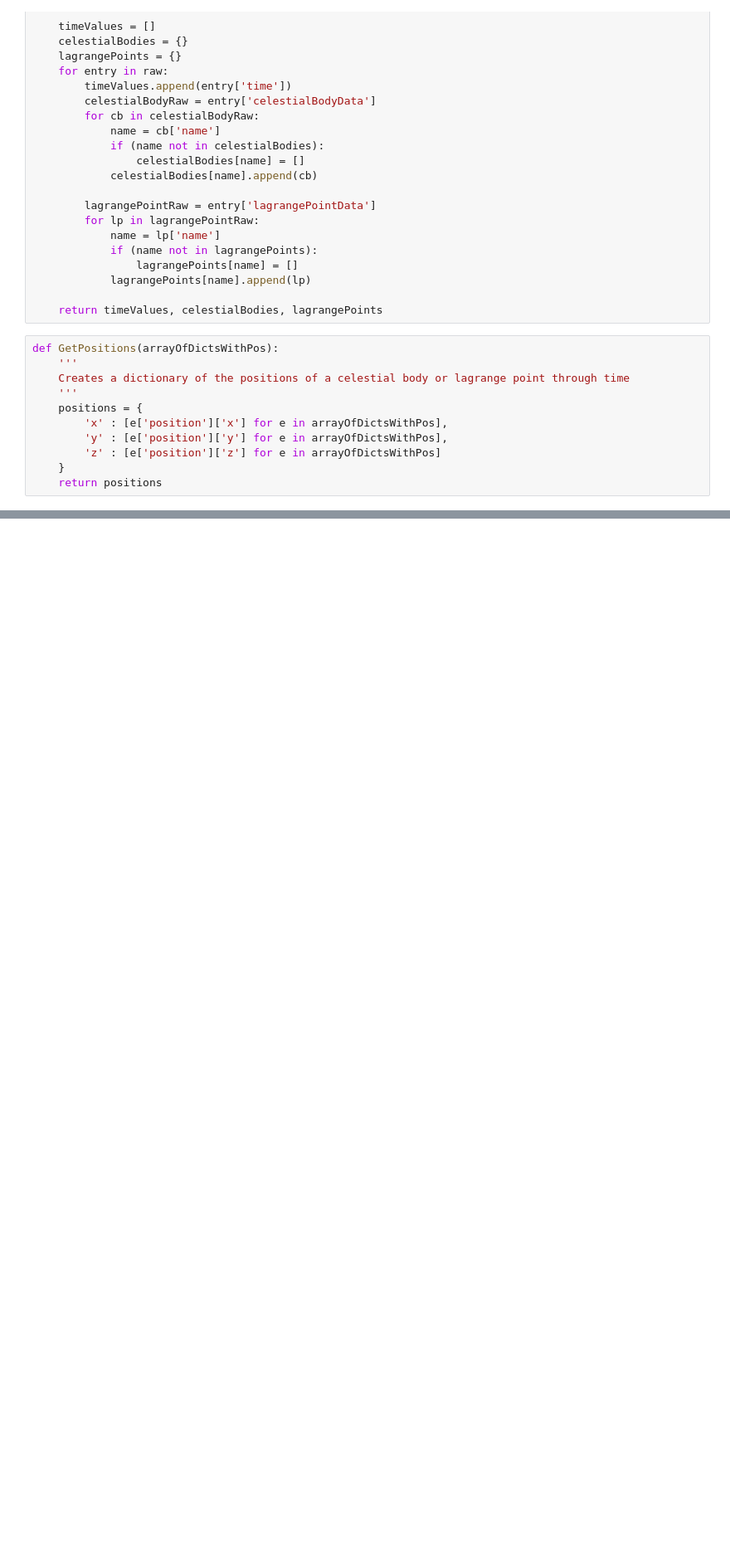
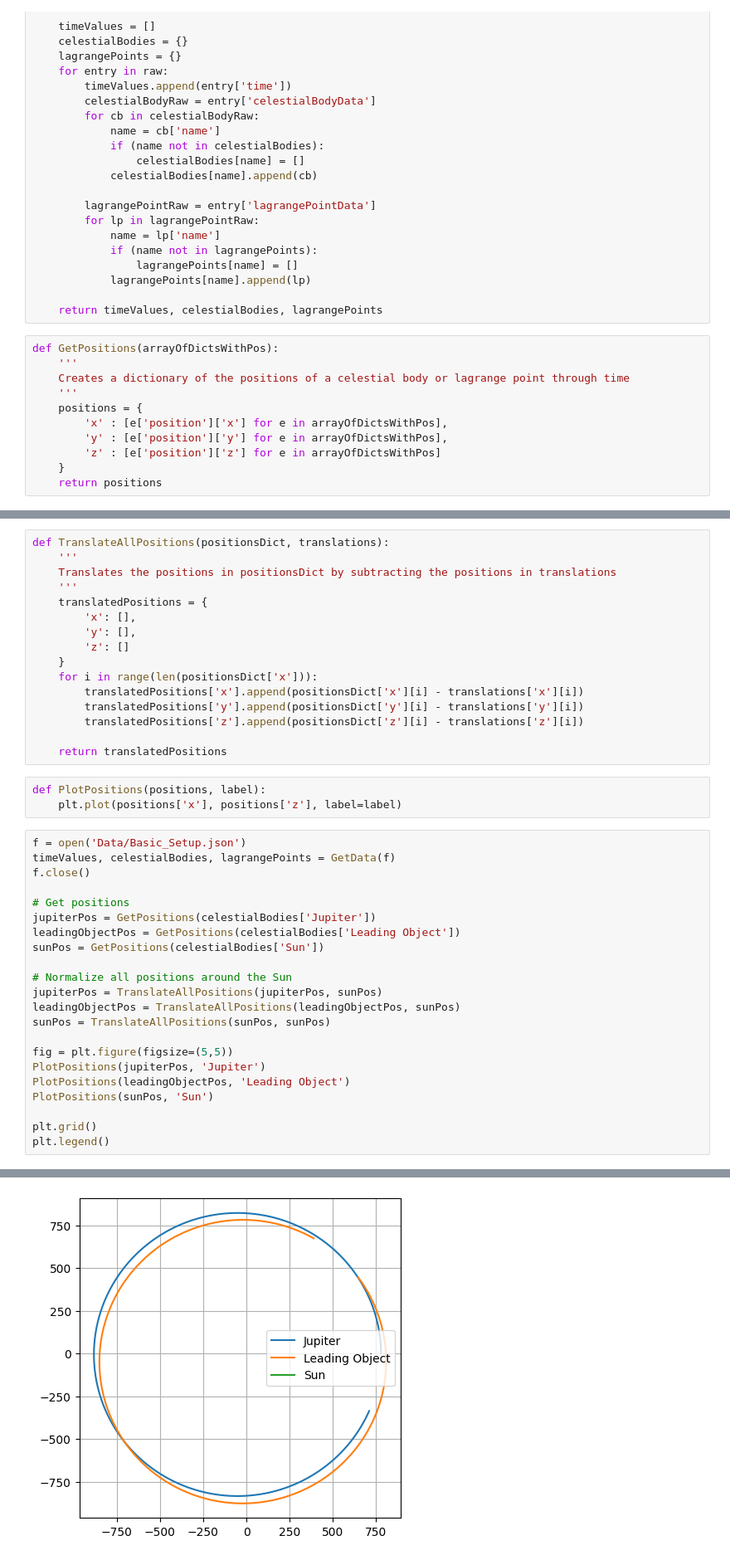
Before and after one commit to tomcouperus/Space-Simulation, a Jupyter notebook: analysis.ipynb, the cells around one changed output, grey strips where cells are left out. Shown: that part at 83% size. Saved outputs shown, nothing was run; the diff lists cells and outputs as text; blank space fills up the shorter version.

Commit message:
Add translation and plotting functions

```diff
--- a/analysis.ipynb
+++ b/analysis.ipynb
@@ -55,0 +49,42 @@ plt.plot(jupiterPos['x'], jupiterPos['z'])
+# %%
+def TranslateAllPositions(positionsDict, translations):
+    '''
+    Translates the positions in positionsDict by subtracting the positions in translations
+    '''
+    translatedPositions = {
+        'x': [],
+        'y': [],
+        'z': []
+    }
+    for i in range(len(positionsDict['x'])):
+        translatedPositions['x'].append(positionsDict['x'][i] - translations['x'][i])
+        translatedPositions['y'].append(positionsDict['y'][i] - translations['y'][i])
+        translatedPositions['z'].append(positionsDict['z'][i] - translations['z'][i])
+
+    return translatedPositions
+# %%
+def PlotPositions(positions, label):
+    plt.plot(positions['x'], positions['z'], label=label)
+# %%
+f = open('Data/Basic_Setup.json')
+timeValues, celestialBodies, lagrangePoints = GetData(f)
+f.close()
+
+# Get positions
+jupiterPos = GetPositions(celestialBodies['Jupiter'])
+leadingObjectPos = GetPositions(celestialBodies['Leading Object'])
+sunPos = GetPositions(celestialBodies['Sun'])
+
+# Normalize all positions around the Sun
+jupiterPos = TranslateAllPositions(jupiterPos, sunPos)
+leadingObjectPos = TranslateAllPositions(leadingObjectPos, sunPos)
+sunPos = TranslateAllPositions(sunPos, sunPos)
+
+fig = plt.figure(figsize=(5,5))
+PlotPositions(jupiterPos, 'Jupiter')
+PlotPositions(leadingObjectPos, 'Leading Object')
+PlotPositions(sunPos, 'Sun')
+
+plt.grid()
+plt.legend()
+# %% [output]
@@ -55,0 +92 @@ plt.plot(jupiterPos['x'], jupiterPos['z'])
+[figure, added]
```
Also changed, not shown: parts of 2 cells of this notebook.
